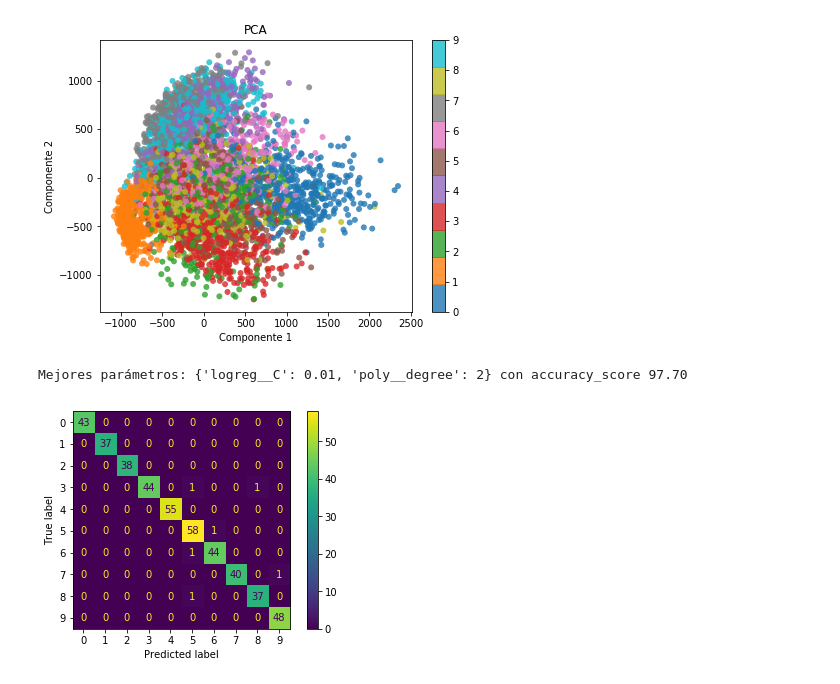
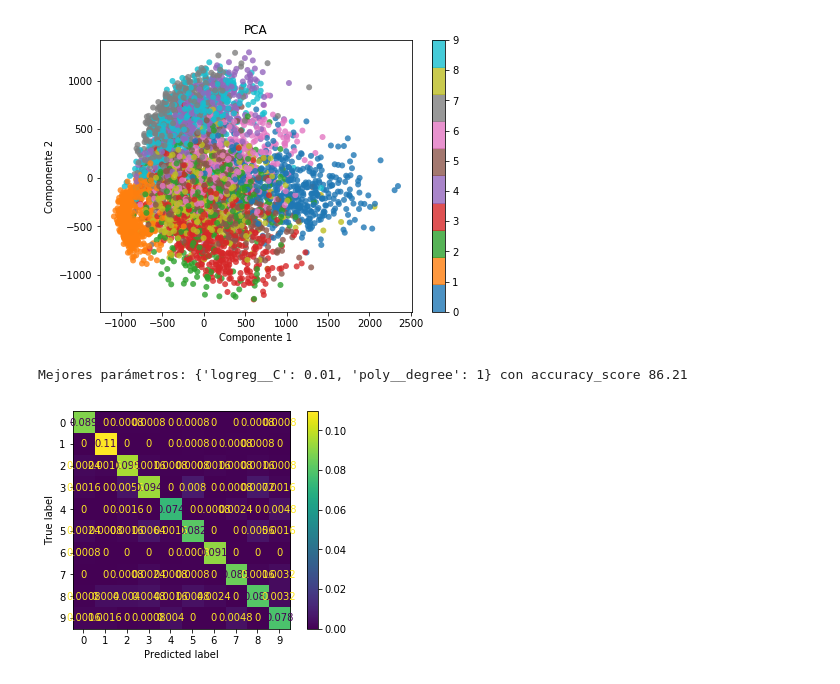
Before and after one commit to cazdlt/MLPython, a Jupyter notebook: clasificadores.ipynb, the cells around one changed output. Saved outputs shown, nothing was run; the diff lists cells and outputs as text; code cells hidden in the pictures.

```diff
--- a/clasificadores.ipynb
+++ b/clasificadores.ipynb
@@ -158,33 +158,33 @@ Si únicamente se ven los dos primeros componentes, se confunden varios números
 # %%
 #Regresión logística sin PCA
 from sklearn.linear_model import LogisticRegression
 from sklearn import metrics
 from sklearn.preprocessing import PolynomialFeatures
 from sklearn.pipeline import Pipeline
 from sklearn.model_selection import GridSearchCV
 
 poly=PolynomialFeatures(include_bias=False)
 logreg=LogisticRegression(random_state=42,max_iter=10000)
 pipe=Pipeline(steps=[
         ("poly",poly),
         ("logreg",logreg)
 ])
 
 
 
 param_grid = [{
-    'poly__degree': [1,2],
-    'logreg__C': [0.01,1,100],
+    'poly__degree': [1], #no pruebo con poly para no quemar mi compu
+    'logreg__C': [0.01,1],
 }]
 
 
 search_lr=GridSearchCV(pipe,param_grid=param_grid,cv=3)
 search_lr.fit(X_train,y_train)
-metrics.plot_confusion_matrix(search_lr,X_test,y_test)
+metrics.plot_confusion_matrix(search_lr,X_test,y_test,normalize="all")
 print(f"Mejores parámetros: {search_lr.best_params_} con accuracy_score {100*search_lr.best_score_:.2f}")
 # %% [output]
-Mejores parámetros: {'logreg__C': 0.01, 'poly__degree': 2} con accuracy_score 97.70
+Mejores parámetros: {'logreg__C': 0.01, 'poly__degree': 1} con accuracy_score 86.21
-[figure, old version]
+[figure, new version]
 # %%
 #Graficar las predicciones incorrectas
 y_pred=search_lr.predict(X_test)
```
Also changed, not shown: parts of 3 cells of this notebook.
